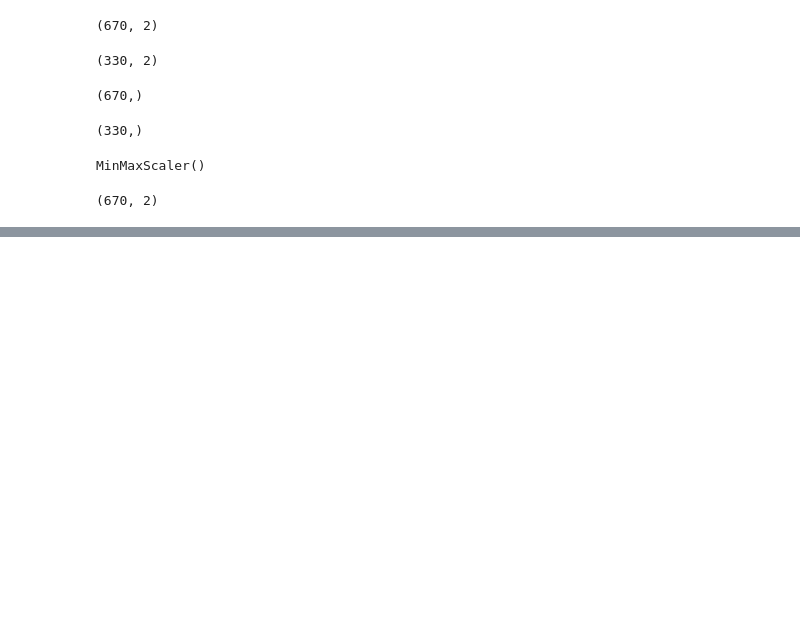
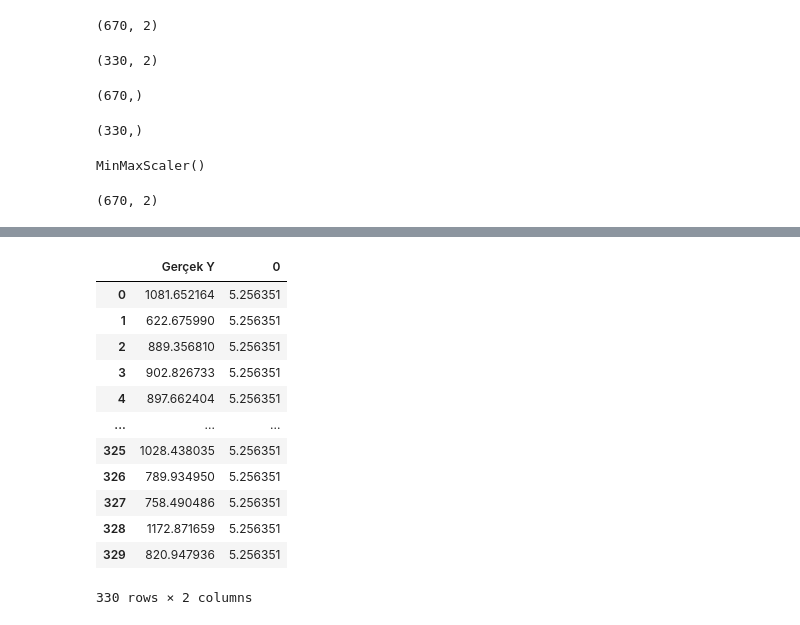
Before and after one commit to aatakanakman/PythonStart, a Jupyter notebook: 29-TenserflowGiris.ipynb, the cells around one changed output, grey strips where cells are left out. Saved outputs shown, nothing was run; the diff lists cells and outputs as text; code cells hidden in the pictures; blank space fills up the shorter version.

Commit message:
CarModel

```diff
--- a/29-TenserflowGiris.ipynb
+++ b/29-TenserflowGiris.ipynb
@@ -122,0 +123,2 @@ trainLoss
+# %%
+testTahminler = model.predict(x_test)
@@ -122,0 +145,2 @@ trainLoss
+# %%
+tahminDataFrame = pd.DataFrame(y_test,columns = ["Gerçek Y"])
@@ -122,0 +163,2 @@ trainLoss
+# %%
+testTahminler = pd.Series(testTahminler.reshape(330,))
@@ -122,0 +180,18 @@ trainLoss
+# %%
+tahminDataFrame = pd.concat([tahminDataFrame,testTahminler],axis=1)
+# %%
+tahminDataFrame
+# %% [output]
+|  | Gerçek Y | 0 |
+| 0 | 1081.652164 | 5.256351 |
+| 1 | 622.675990 | 5.256351 |
+| 2 | 889.356810 | 5.256351 |
+| 3 | 902.826733 | 5.256351 |
+| 4 | 897.662404 | 5.256351 |
+| ... | ... | ... |
+| 325 | 1028.438035 | 5.256351 |
+| 326 | 789.934950 | 5.256351 |
+| 327 | 758.490486 | 5.256351 |
+| 328 | 1172.871659 | 5.256351 |
+| 329 | 820.947936 | 5.256351 |
+330 rows × 2 columns
```
Also changed, not shown: parts of 7 cells of this notebook, 1 other file.
